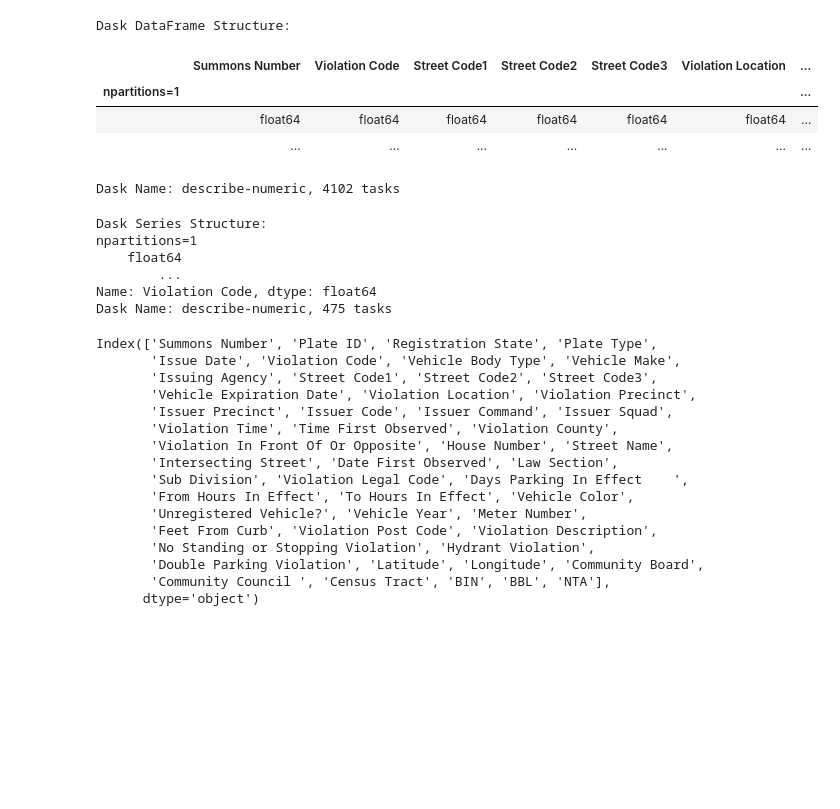
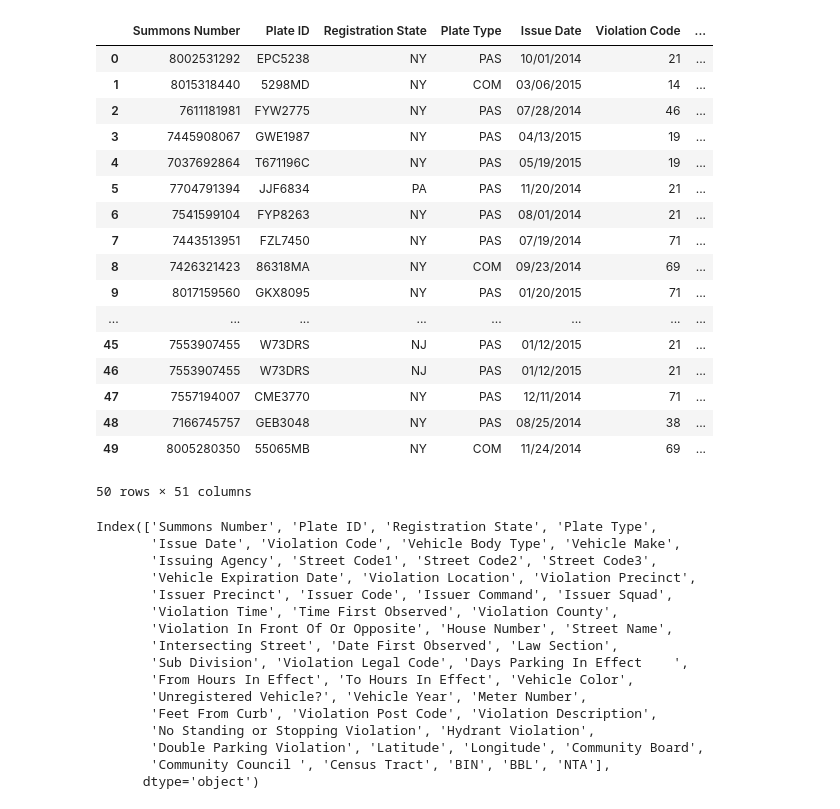
Before and after one commit to teddywaweru/DataGlacier, a Jupyter notebook: Week6_FileIngestion_SchemaValidation/ingestion_validation.ipynb, the cells around one changed output. Cells and saved outputs as stored; diff of their text form; code cells hidden in the pictures; blank space fills up the shorter version.

Commit message:
211104 - Ingestion.ipynb updates & gitignore to ignore Dask worker folder

```diff
--- a/Week6_FileIngestion_SchemaValidation/ingestion_validation.ipynb
+++ b/Week6_FileIngestion_SchemaValidation/ingestion_validation.ipynb
@@ -7,21 +8,40 @@ park_df = dd.read_csv('datasets/Parking_Violations_Issued_-_Fiscal_Year_2015.csv
-# %%
-park_df.describe()
-# %% [output]
-Dask DataFrame Structure:
-|  | Summons Number | Violation Code | Street Code1 | Street Code2 | Street Code3 | Violation Location | ... |
-| npartitions=1 |  |  |  |  |  |  | ... |
-|  | float64 | float64 | float64 | float64 | float64 | float64 | ... |
-|  | ... | ... | ... | ... | ... | ... | ... |
-Dask Name: describe-numeric, 4102 tasks
-# %%
-park_df['Violation Code'].describe()
-# %% [output]
-Dask Series Structure:
-npartitions=1
-    float64
-        ...
-Name: Violation Code, dtype: float64
-Dask Name: describe-numeric, 475 tasks
+# %%
+park_df = dd.read_csv('datasets/Parking_Violations_Issued_-_Fiscal_Year_2015.csv',
+    dtype = {
+        'Meter Number' : object,
+        'Time First Observed' : object,
+        'Violation Location' : object,
+        'Violation Legal Code' : object,
+        'Double Parking Violation': object,
+        'Hydrant Violation': object,
+        'No Standing or Stopping Violation': object,
+        'Feet From Curb': 'float64',
+        'Law Section': 'float64',
+        'Vehicle Year': 'float64',
+        'Issuer Squad' : object
+
+    }, )
+# %%
+park_df.head(50)
+# %% [output]
+|  | Summons Number | Plate ID | Registration State | Plate Type | Issue Date | Violation Code | ... |
+| 0 | 8002531292 | EPC5238 | NY | PAS | 10/01/2014 | 21 | ... |
+| 1 | 8015318440 | 5298MD | NY | COM | 03/06/2015 | 14 | ... |
+| 2 | 7611181981 | FYW2775 | NY | PAS | 07/28/2014 | 46 | ... |
+| 3 | 7445908067 | GWE1987 | NY | PAS | 04/13/2015 | 19 | ... |
+| 4 | 7037692864 | T671196C | NY | PAS | 05/19/2015 | 19 | ... |
+| 5 | 7704791394 | JJF6834 | PA | PAS | 11/20/2014 | 21 | ... |
+| 6 | 7541599104 | FYP8263 | NY | PAS | 08/01/2014 | 21 | ... |
+| 7 | 7443513951 | FZL7450 | NY | PAS | 07/19/2014 | 71 | ... |
+| 8 | 7426321423 | 86318MA | NY | COM | 09/23/2014 | 69 | ... |
+| 9 | 8017159560 | GKX8095 | NY | PAS | 01/20/2015 | 71 | ... |
+| ... | ... | ... | ... | ... | ... | ... | ... |
+| 45 | 7553907455 | W73DRS | NJ | PAS | 01/12/2015 | 21 | ... |
+| 46 | 7553907455 | W73DRS | NJ | PAS | 01/12/2015 | 21 | ... |
+| 47 | 7557194007 | CME3770 | NY | PAS | 12/11/2014 | 71 | ... |
+| 48 | 7166745757 | GEB3048 | NY | PAS | 08/25/2014 | 38 | ... |
+| 49 | 8005280350 | 55065MB | NY | COM | 11/24/2014 | 69 | ... |
+50 rows × 51 columns
 # %%
 park_df.columns
 # %% [output]
```
Also changed, not shown: parts of 10 cells of this notebook, 1 other file.
